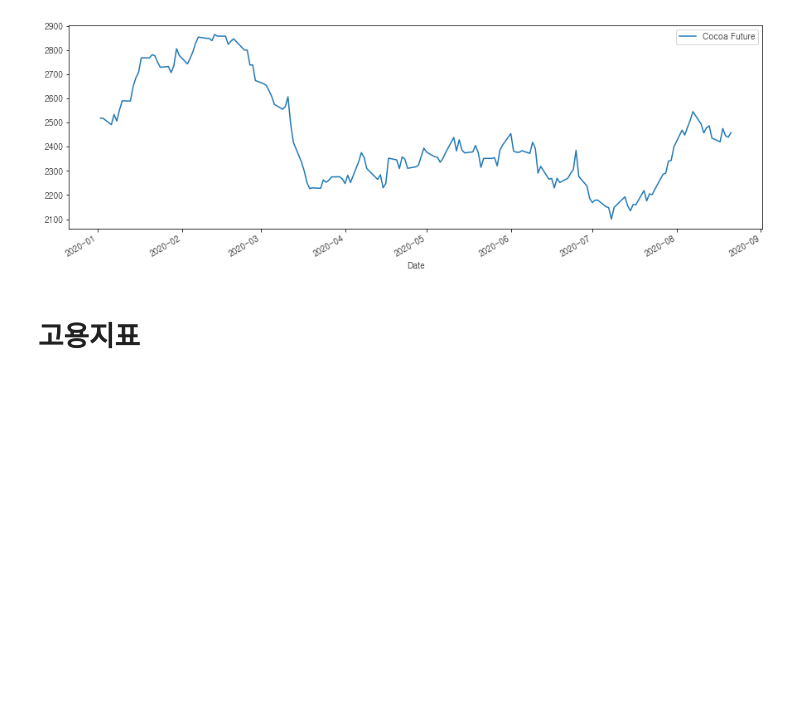
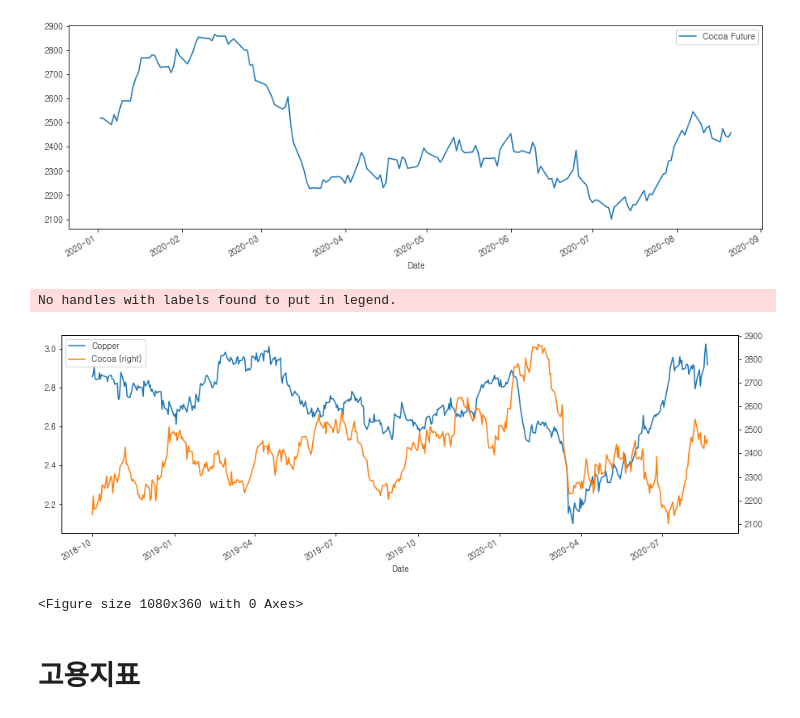
Before and after one commit to reddiana/blog, a Jupyter notebook: _notebooks/2020-08-19-Economic_indicators.ipynb, the cells around one changed output. Drawn from its saved outputs; the diff is of its cells as text; code cells hidden in the pictures; blank space fills up the shorter version.

```diff
--- a/_notebooks/2020-08-19-Economic_indicators.ipynb
+++ b/_notebooks/2020-08-19-Economic_indicators.ipynb
@@ -153,8 +153,8 @@ tmp = plt.legend()
     - https://www.investing.com/commodities/copper 데이터
 # %%
 import FinanceDataReader as fdr
-df = fdr.DataReader('HG', '2020')
-tmp = df['Close'].plot()
+df_copper = fdr.DataReader('HG', '2018')
+tmp = df_copper['Close']['2020':].plot()
 # %% [output]
 [figure]
 # %% [markdown]
@@ -171,7 +171,7 @@ import pandas as pd
 #hide
 prm_ice = {
     'marketId': 5867687, # Cocoa Future
-    'historicalSpan': 2, # 최근 1년
+    'historicalSpan': 3, # {3개월:1, 1년:2, 2년:3}
     'getHistoricalChartDataAsJson': '',
 }
 # %%
@@ -180,8 +180,8 @@ resp = requests.get(url_ice, params=prm_ice)
 json_data = json.loads(resp.text)
 bars = json_data['bars']
 
-df = pd.DataFrame(bars, columns = ['Date', 'Cocoa Future']).set_index('Date')
-df.index = pd.to_datetime(df.index)
-tmp = df['2020-01-01':].plot()
+df_cocoa = pd.DataFrame(bars, columns = ['Date', 'Cocoa Future']).set_index('Date')
+df_cocoa.index = pd.to_datetime(df_cocoa.index)
+tmp = df_cocoa['2020-01-01':].plot()
 # %% [output]
 [figure]
@@ -188,3 +196,14 @@ tmp = df['2020-01-01':].plot()
+# %%
+# hide
+fromDt = '2018-10'
+plt.rcParams["figure.figsize"] = (15,5)
+df_copper[fromDt:]['Close'].plot(label='Copper', legend='Copper')
+df_cocoa[fromDt:]['Cocoa Future'].plot(label='Cocoa', legend='Cocoa', secondary_y=True)
+tmp = plt.figure().legend()
+# %% [output]
+No handles with labels found to put in legend.
+[figure, added]
+<Figure size 1080x360 with 0 Axes>
 # %% [markdown]
 # 고용지표
 # %% [markdown]
```
Also changed, not shown: parts of 7 cells of this notebook.
